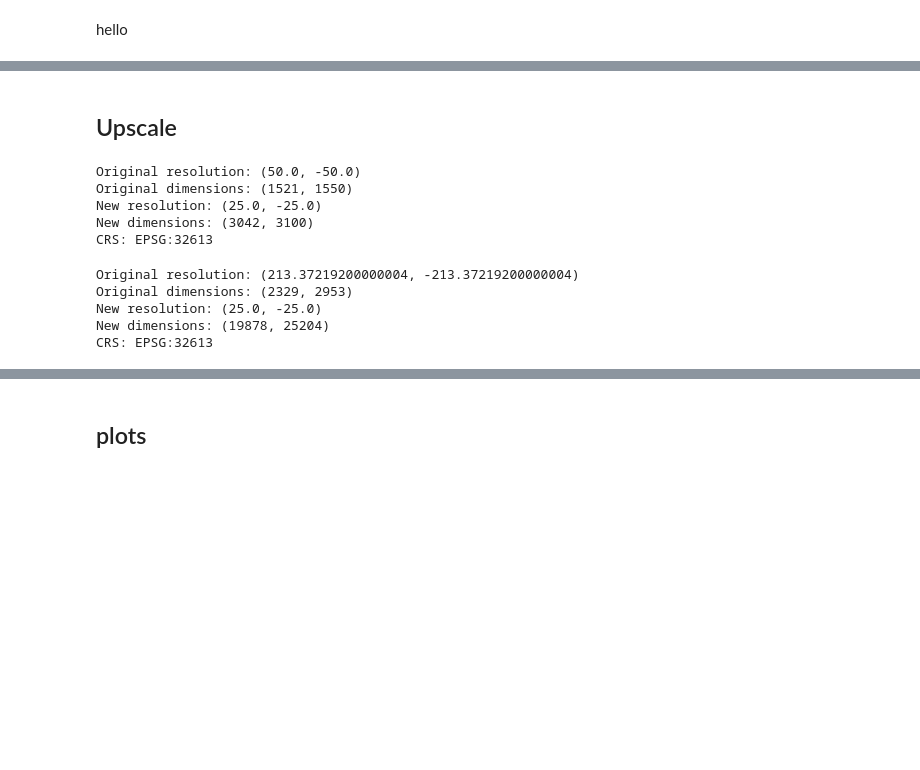
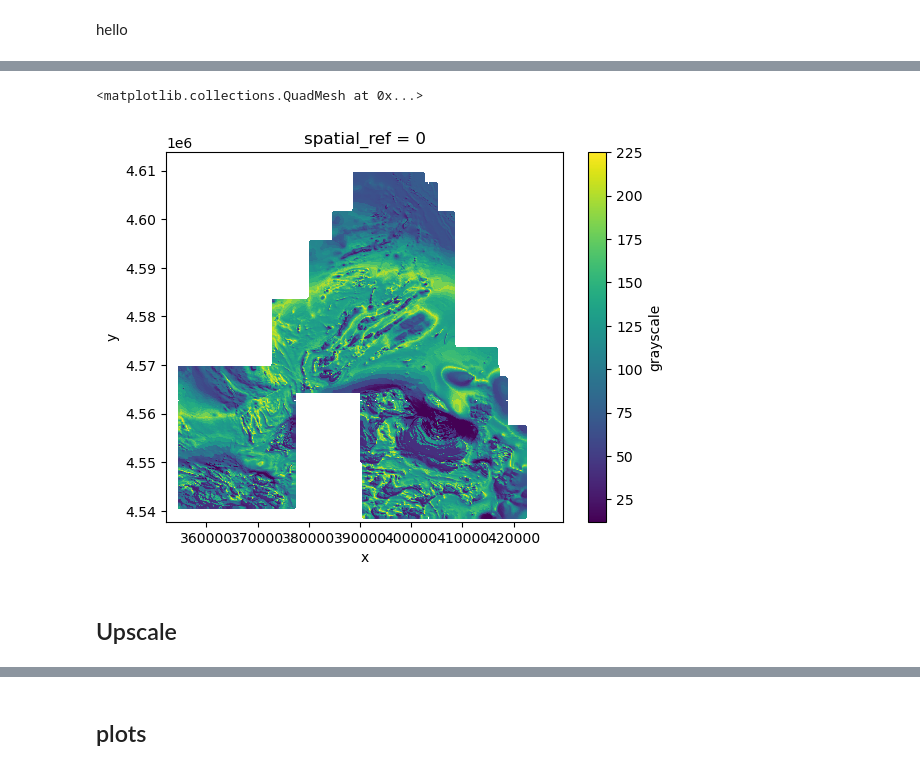
Before and after one commit to Unidata/MLscratchpad, a Jupyter notebook: aeromag_resample/wyoming.ipynb, the cells around one changed output, grey strips where cells are left out. Cells and saved outputs as stored; diff of their text form; code cells hidden in the pictures; blank space fills up the shorter version.

```diff
--- a/aeromag_resample/wyoming.ipynb
+++ b/aeromag_resample/wyoming.ipynb
@@ -322,45 +540,14 @@ Created final Dataset with preserved CRS
+# %%
+ds2 = rgb_to_grayscale(raster2,
+                       kernel_size=5,
+                       n_passes=7)
+
+ds2.grayscale.plot()
+# %% [output]
+<matplotlib.collections.QuadMesh at 0x...>
+[figure, added]
 # %% [markdown]
 ## Upscale
 # %%
 # Set the new resolution
 new_resolution = (40.0, -40.0)
-# %%
-print(f"Original resolution: {raster2_gray.rio.resolution()}")
-print(f"Original dimensions: {raster2_gray.rio.shape}")
-
-# Reproject the dataset
-raster2_20m_ds = raster2_gray.rio.reproject(
-    resolution=new_resolution,
-    dst_crs='EPSG:32613',
-    resampling=rasterio.enums.Resampling.bilinear  # You can change this if needed
-)
-
-print(f"New resolution: {raster2_20m_ds.rio.resolution()}")
-print(f"New dimensions: {raster2_20m_ds.rio.shape}")
-print(f"CRS: {raster2_20m_ds.rio.crs}")
-# %% [output]
-Original resolution: (50.0, -50.0)
-Original dimensions: (1521, 1550)
-New resolution: (25.0, -25.0)
-New dimensions: (3042, 3100)
-CRS: EPSG:32613
-# %%
-print(f"Original resolution: {raster1_gray.rio.resolution()}")
-print(f"Original dimensions: {raster1_gray.rio.shape}")
-
-# Reproject the dataset
-raster1_20m_ds = raster1_gray.rio.reproject(
-    resolution=new_resolution,
-    dst_crs='EPSG:32613',
-    resampling=rasterio.enums.Resampling.bilinear  # You can change this if needed
-)
-
-print(f"New resolution: {raster1_20m_ds.rio.resolution()}")
-print(f"New dimensions: {raster1_20m_ds.rio.shape}")
-print(f"CRS: {raster1_20m_ds.rio.crs}")
-# %% [output]
-Original resolution: (213.37219200000004, -213.37219200000004)
-Original dimensions: (2329, 2953)
-New resolution: (25.0, -25.0)
-New dimensions: (19878, 25204)
-CRS: EPSG:32613
```
Also changed, not shown: parts of 67 cells of this notebook.
